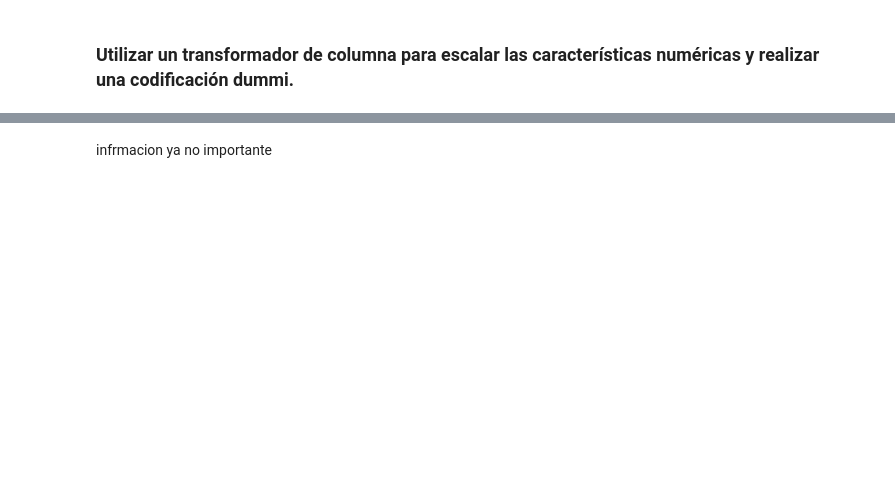
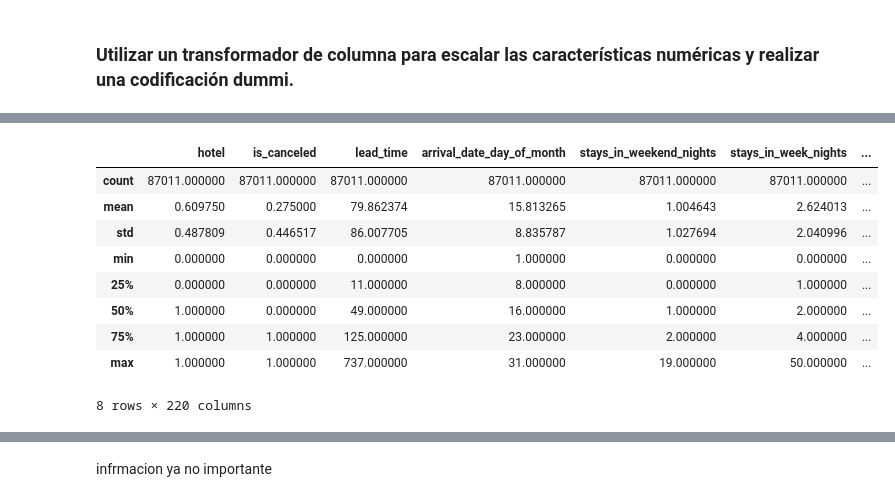
Before and after one commit to jesspl/prediction, a Jupyter notebook: proyecto2.ipynb, the cells around one changed output, grey strips where cells are left out. Cells and saved outputs as stored; diff of their text form; code cells hidden in the pictures; blank space fills up the shorter version.

```diff
--- a/proyecto2.ipynb
+++ b/proyecto2.ipynb
@@ -503,3 +566,16 @@ df1.head()
+# %%
+df.describe()
+# %% [output]
+|  | hotel | is_canceled | lead_time | arrival_date_day_of_month | stays_in_weekend_nights | stays_in_week_nights | ... |
+| count | 87011.000000 | 87011.000000 | 87011.000000 | 87011.000000 | 87011.000000 | 87011.000000 | ... |
+| mean | 0.609750 | 0.275000 | 79.862374 | 15.813265 | 1.004643 | 2.624013 | ... |
+| std | 0.487809 | 0.446517 | 86.007705 | 8.835787 | 1.027694 | 2.040996 | ... |
+| min | 0.000000 | 0.000000 | 0.000000 | 1.000000 | 0.000000 | 0.000000 | ... |
+| 25% | 0.000000 | 0.000000 | 11.000000 | 8.000000 | 0.000000 | 1.000000 | ... |
+| 50% | 1.000000 | 0.000000 | 49.000000 | 16.000000 | 1.000000 | 2.000000 | ... |
+| 75% | 1.000000 | 1.000000 | 125.000000 | 23.000000 | 2.000000 | 4.000000 | ... |
+| max | 1.000000 | 1.000000 | 737.000000 | 31.000000 | 19.000000 | 50.000000 | ... |
+8 rows × 220 columns
 # %%
 # Imports
 import numpy as np
```
Also changed, not shown: parts of 30 cells of this notebook.
